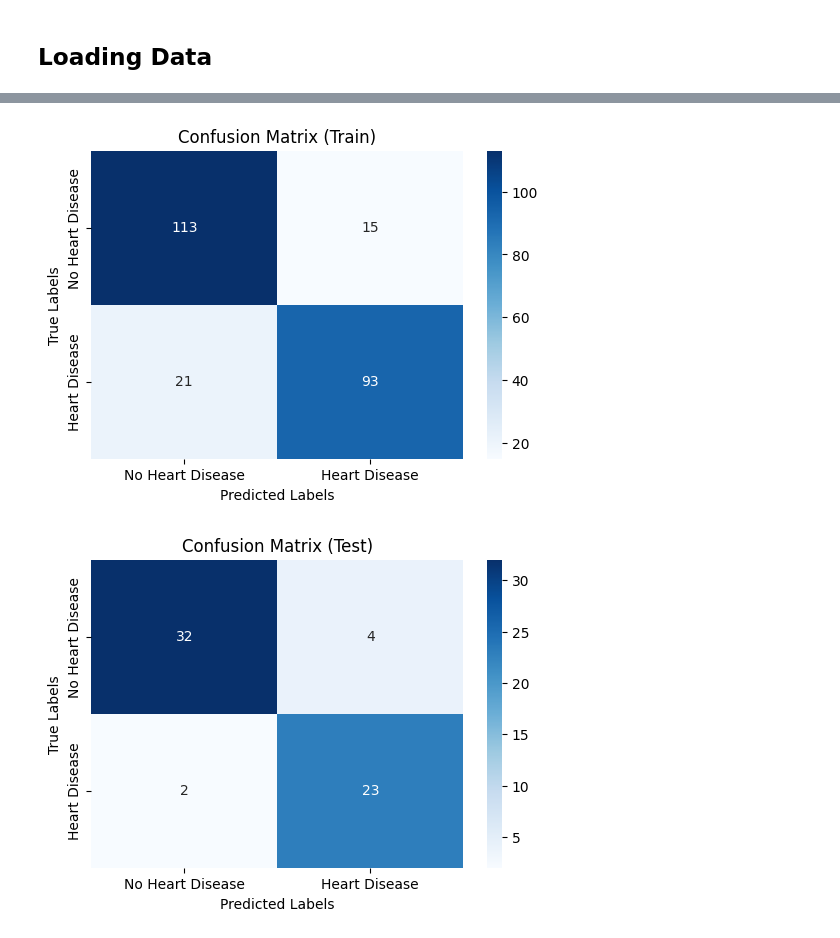
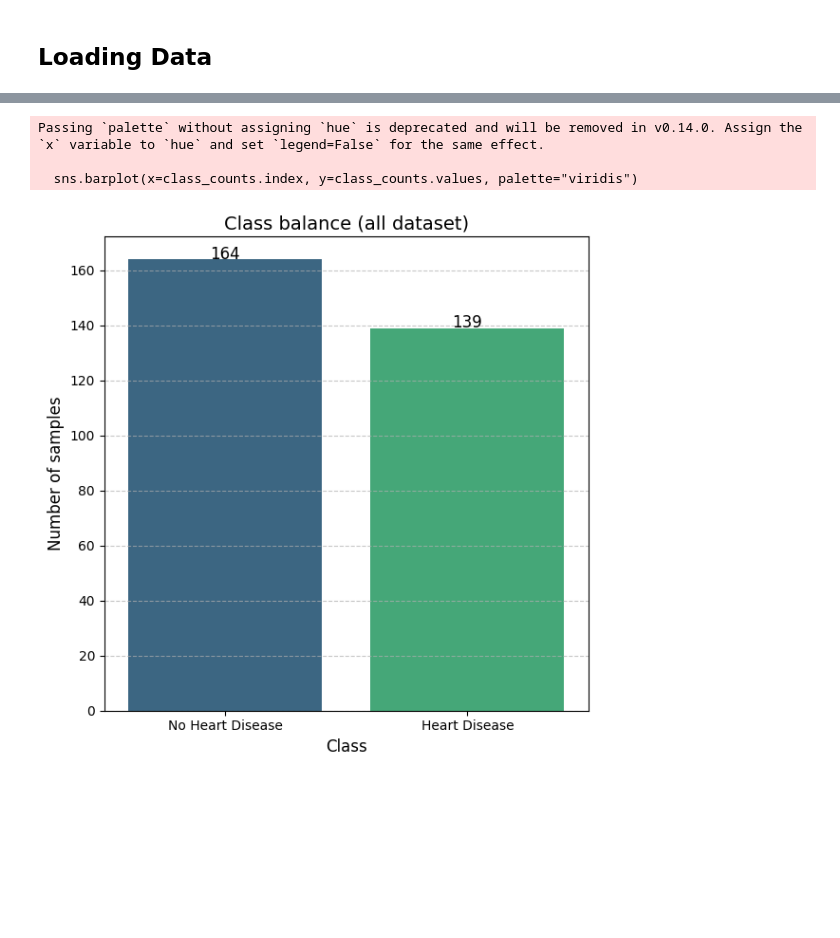
Before and after one commit to MoutetMaxime/xgboost-heart-disease, a Jupyter notebook: code/data_exploration.ipynb, the cells around one changed output, grey strips where cells are left out. Drawn from its saved outputs; the diff is of its cells as text; code cells hidden in the pictures; blank space fills up the shorter version.

```diff
--- a/code/data_exploration.ipynb
+++ b/code/data_exploration.ipynb
@@ -180,22 +43,28 @@ F1-Score: 0.8846
-# %%
-import matplotlib.pyplot as plt
-
-
-labels = ['No Heart Disease', 'Heart Disease']
-
-plt.figure(figsize=(6, 4))
-sns.heatmap(cm_train, annot=True, fmt='d', cmap='Blues', xticklabels=labels, yticklabels=labels)
-plt.xlabel('Predicted Labels')
-plt.ylabel('True Labels')
-plt.title('Confusion Matrix (Train)')
-plt.show()
-
-plt.figure(figsize=(6, 4))
-sns.heatmap(cm_test, annot=True, fmt='d', cmap='Blues', xticklabels=labels, yticklabels=labels)
-plt.xlabel('Predicted Labels')
-plt.ylabel('True Labels')
-plt.title('Confusion Matrix (Test)')
-plt.show()
-# %% [output]
-[figure, removed]
-[figure, removed]
+# %%
+import seaborn as sns
+
+
+# Comptez les occurrences de chaque classe
+class_counts = y.value_counts()
+
+# Créez un graphique avec seaborn
+plt.figure(figsize=(6, 6))
+sns.barplot(x=class_counts.index, y=class_counts.values, palette="viridis")
+
+# Ajoutez des annotations, titres et labels
+for i, count in enumerate(class_counts.values):
+    plt.text(x=i, y=count + 0.2, s=f"{count}", ha='center', fontsize=12)
+
+plt.title("Class balance (all dataset)", fontsize=14)
+plt.xlabel("Class", fontsize=12)
+plt.ylabel("Number of samples", fontsize=12)
+plt.xticks(ticks=[0, 1], labels=["No Heart Disease", "Heart Disease"], fontsize=10)
+plt.grid(axis='y', linestyle='--', alpha=0.7)
+
+plt.tight_layout()
+plt.show()
+# %% [output]
+Passing `palette` without assigning `hue` is deprecated and will be removed in v0.14.0. Assign the `x` variable to `hue` and set `legend=False` for the same effect.
+
+  sns.barplot(x=class_counts.index, y=class_counts.values, palette="viridis")
+[figure, added]
```
Also changed, not shown: parts of 9 cells of this notebook, 1 other file.
